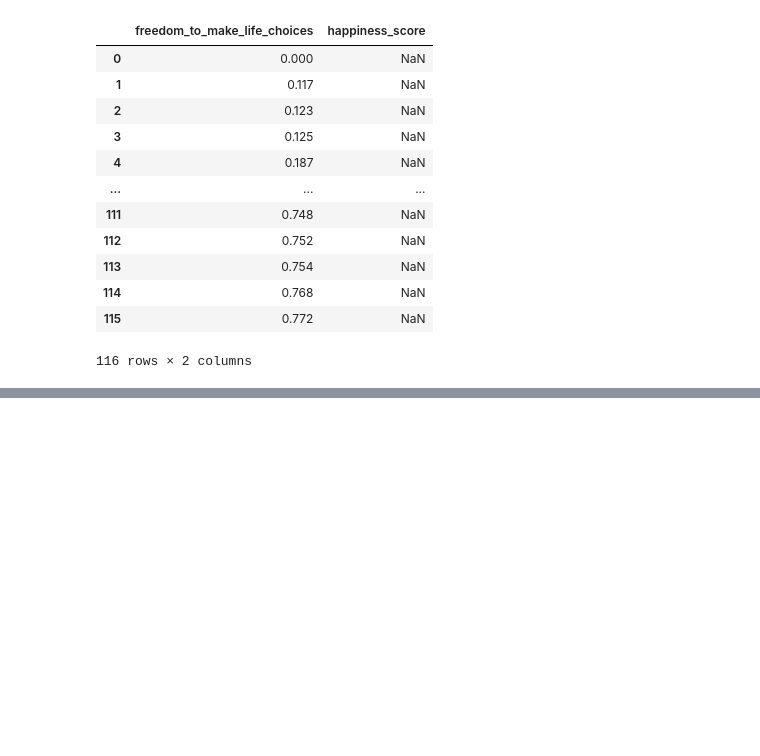
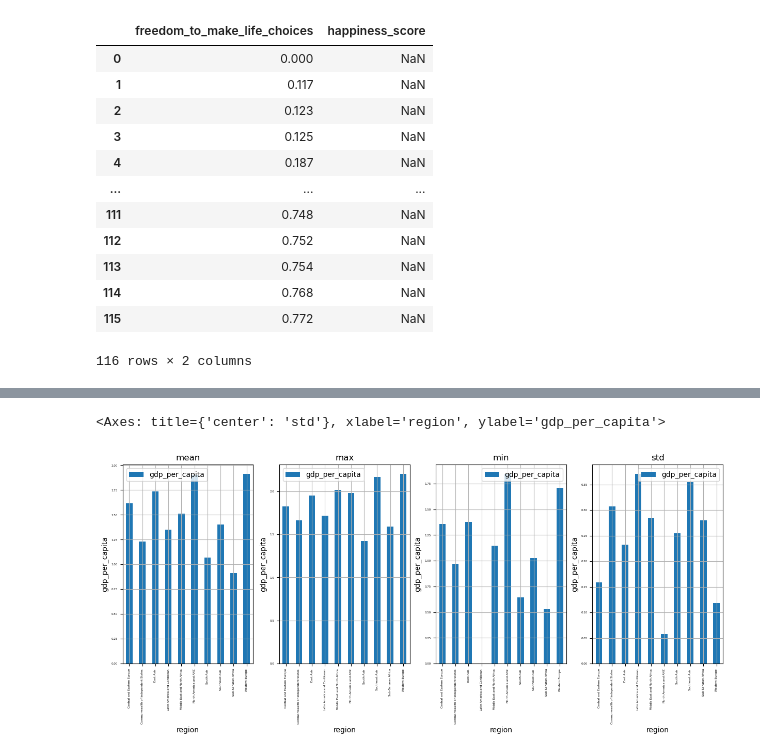
Before and after one commit to dosel70/data-analysis, a Jupyter notebook: c_pandas/pandas_task.ipynb, the cells around one changed output, grey strips where cells are left out. Saved outputs shown, nothing was run; the diff lists cells and outputs as text; code cells hidden in the pictures; blank space fills up the shorter version.

```diff
--- a/c_pandas/pandas_task.ipynb
+++ b/c_pandas/pandas_task.ipynb
@@ -127,3 +107,22 @@ display(region_happiness)
 | 7 | Southeast Asia | 5.431222 | 1.400889 | 1.149333 | 0.360333 | 0.667111 | ... |
 | 8 | Sub-Saharan Africa | 4.382485 | 0.912848 | 0.812788 | 0.148788 | 0.428394 | ... |
 | 9 | Western Europe | 6.894350 | 1.911050 | 1.434950 | 0.547800 | 0.627500 | ... |
+# %%
+# 대륙별 GDP 구하기
+region_mean_gdp_df = happiness_df.groupby('region').mean('gdp_per_capita').reset_index()
+display(region_mean_gdp_df)
+
+region_max_gdp_df = happiness_df.groupby('region').max('gdp_per_capita').reset_index()
+display(region_max_gdp_df)
+
+region_min_gdp_df = happiness_df.groupby('region').min('gdp_per_capita').reset_index()
+display(region_min_gdp_df)
+
+region_std_gdp_df = happiness_df.groupby('region')['gdp_per_capita'].std().reset_index()
+display(region_std_gdp_df)
+
+max_gdp_row = region_max_gdp_df.loc[region_mean_gdp_df['gdp_per_capita'].idxmax()]
+max_gdp_region = max_gdp_row['region']
+print("gdp가 가장 높은 region은", max_gdp_region, "입니다.")
+# gdp 1 등 -> 서유럽 , 북아메리카, 동아시아, 중앙동유럽, 중앙동아프리카,
+# 꼴등 -> 사하라 아프리카
@@ -380,0 +518,14 @@ display(region_free_std_df)
+# %%
+import matplotlib.pyplot as plt
+
+fig, axes = plt.subplots(1, 4, figsize=(15, 5))
+
+region_mean_gdp_df.plot(title='mean', x='region', y='gdp_per_capita', fontsize='4', kind='bar', grid=True, ax=axes[0], ylabel="gdp_per_capita")
+region_max_gdp_df.plot(title='max', x='region', y='gdp_per_capita', fontsize='4', kind='bar', grid=True, ax=axes[1], ylabel="gdp_per_capita")
+region_min_gdp_df.plot(title='min', x='region', y='gdp_per_capita', fontsize='4', kind='bar', grid=True, ax=axes[2], ylabel="gdp_per_capita")
+region_std_gdp_df.plot(title='std', x='region', y='gdp_per_capita', fontsize='4', kind='bar', grid=True, ax=axes[3], ylabel="gdp_per_capita")
+# happiness_max_df.plot(title='max', x='income', y='score', fontsize='4', kind='line', grid=True, ax=axes[2], ylabel="score")
+# happiness_std_df.plot(title='std', x='income', y='score', fontsize='4', kind='line', grid=True, ax=axes[3], ylabel="score")
+# %% [output]
+<Axes: title={'center': 'std'}, xlabel='region', ylabel='gdp_per_capita'>
+[figure, added]
```
Also changed, not shown: parts of 40 cells of this notebook, 1 other file.
